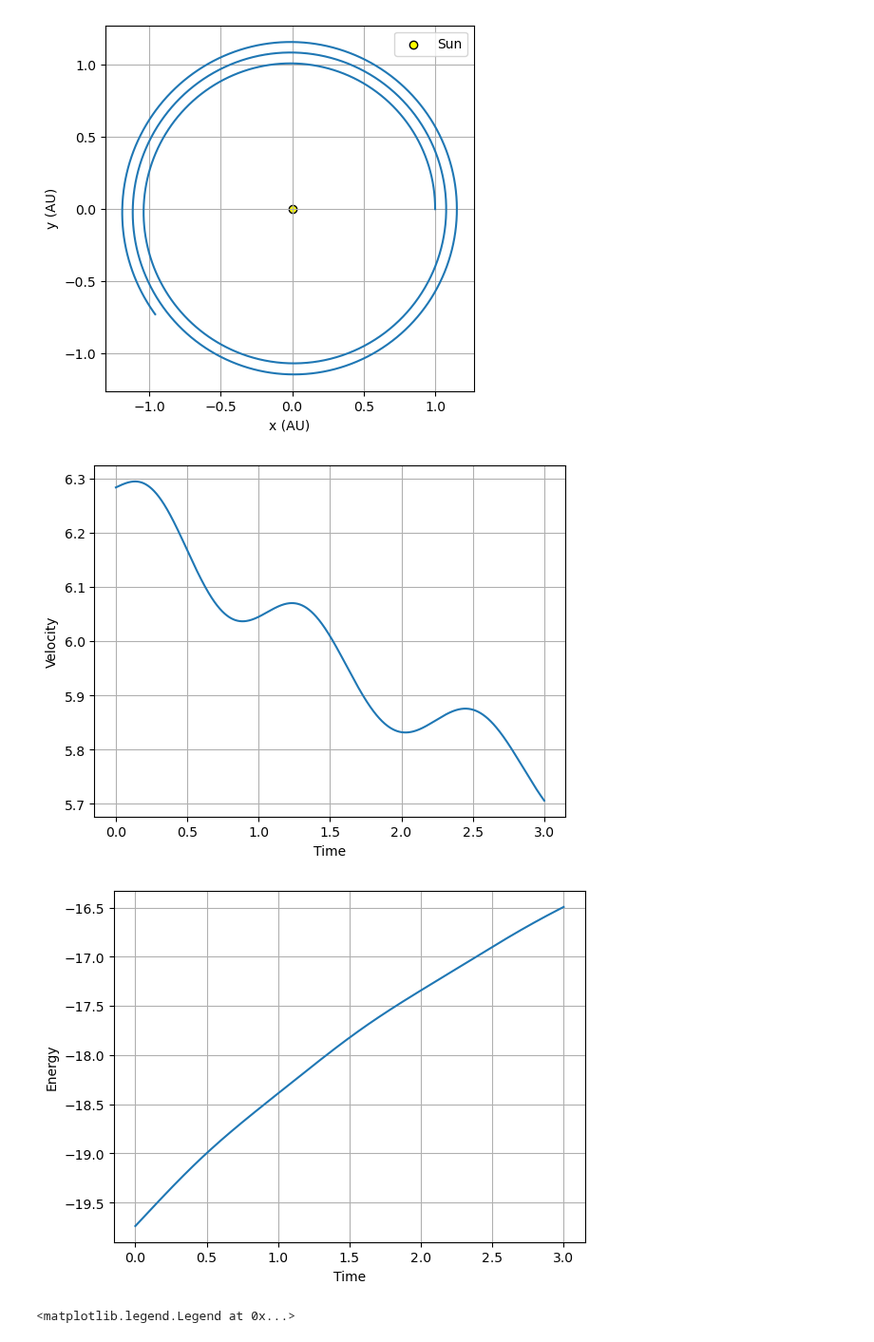
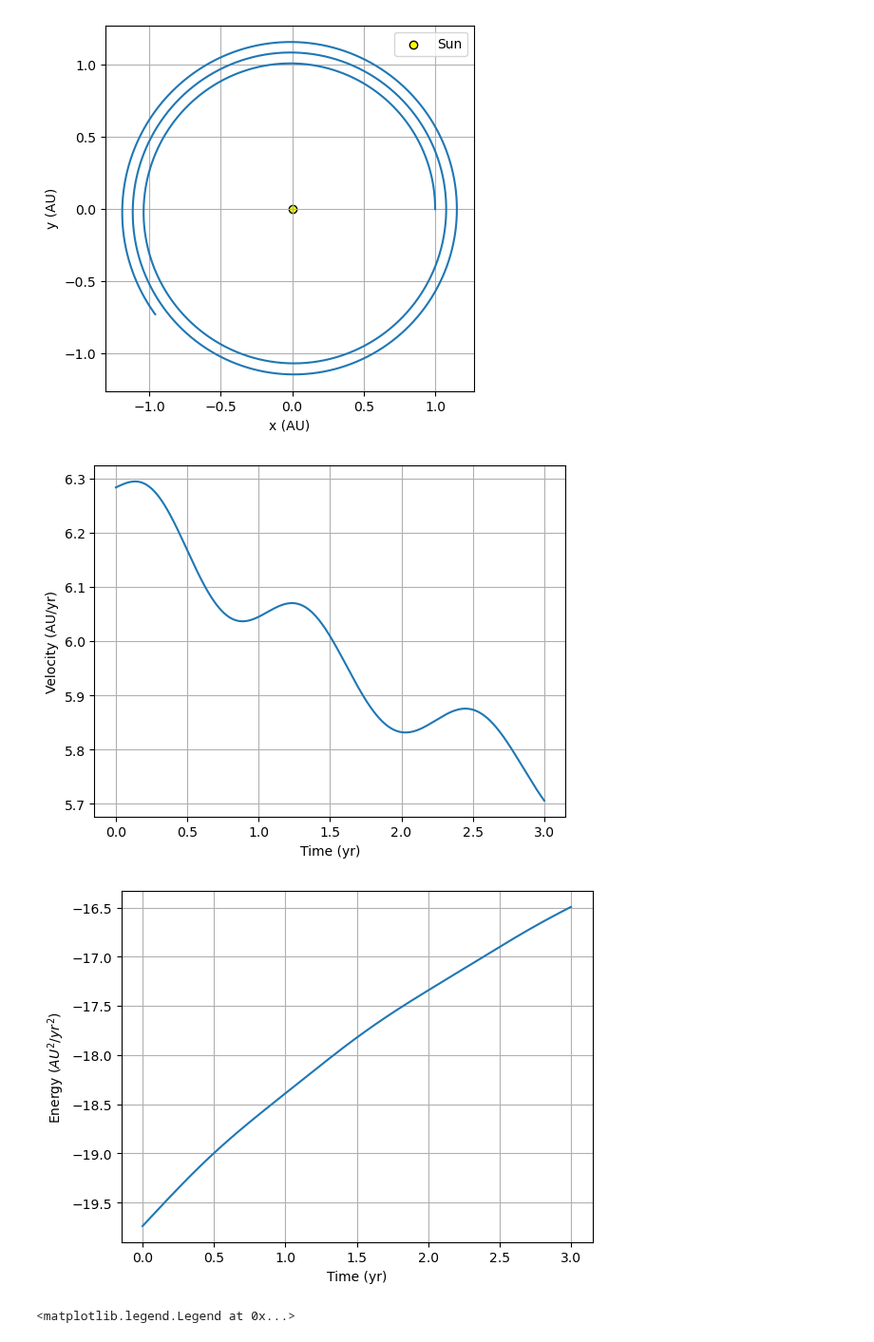
Before and after one commit to kparrine/Computational_Astro, a Jupyter notebook: C4/C4.ipynb, the cells around one changed output. Shown at 95% size. Drawn from its saved outputs; the diff is of its cells as text; code cells hidden in the pictures.

```diff
--- a/C4/C4.ipynb
+++ b/C4/C4.ipynb
@@ -121,27 +117,29 @@ ani.save('euler.gif', writer='pillow', fps=30)
 # %%
 G = 4*np.pi**2
 M = 1 #solar mass
-x, y = 0,1 #AU
+x, y = 1,0 #AU
 r = np.sqrt(x**2+y**2)
 vcirc = np.sqrt(G*M/r)
 
-x,y,vx,vy,e,t = Euler(1,0,0,vcirc,3,0.001)
+x,y,vx,vy,e,t = Euler(x,y,0,vcirc,3,0.001)
 
 plt.plot(t, np.sqrt(vx**2+vy**2))
-plt.xlabel("Time")
-plt.ylabel("Velocity")
+plt.xlabel("Time (yr)")
+plt.ylabel("Velocity (AU/yr)")
 plt.grid()
+plt.savefig("Euler_velocity.png",dpi=300)
 plt.show()
 # %% [output]
-[figure, old version]
+[figure, new version]
 # %%
 plt.plot(t, e)
-plt.xlabel("Time")
-plt.ylabel("Energy")
+plt.xlabel("Time (yr)")
+plt.ylabel(r"Energy ($AU^{2}/yr^{2}$)")
 plt.grid()
+plt.savefig("Euler_energy.png",dpi=300)
 plt.show()
 # %% [output]
-[figure, old version]
+[figure, new version]
 # %%
 #0.8*vcirc
 G = 4*np.pi**2
```
Also changed, not shown: parts of 12 cells of this notebook, 8 other files.
